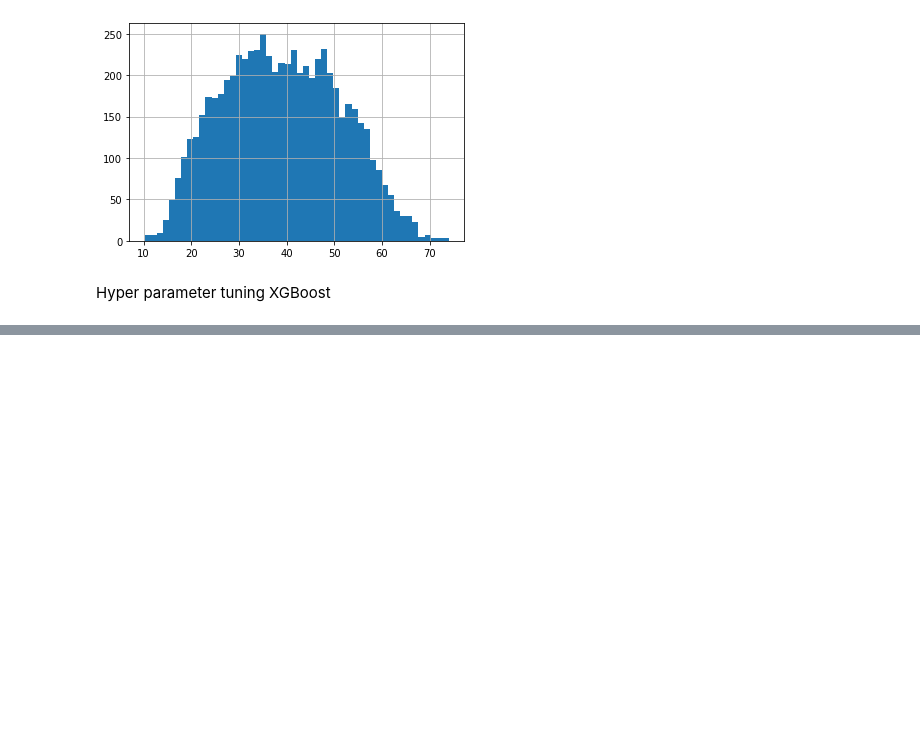
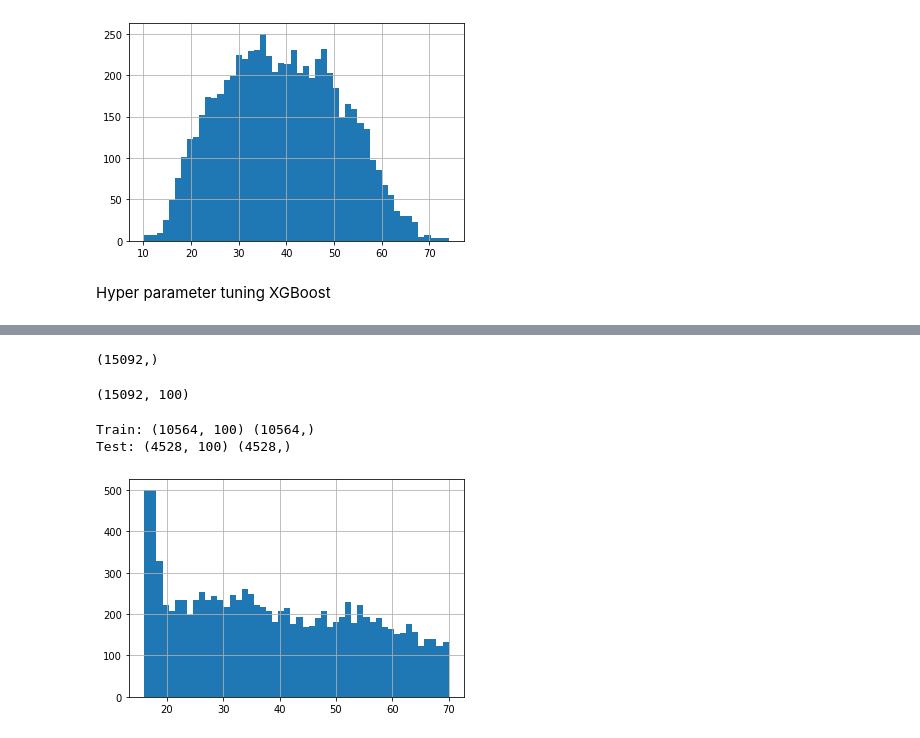
Before and after one commit to center4ml/EEG_age, a Jupyter notebook: models_EEG.ipynb, the cells around one changed output, grey strips where cells are left out. Cells and saved outputs as stored; diff of their text form; code cells hidden in the pictures; blank space fills up the shorter version.

```diff
--- a/models_EEG.ipynb
+++ b/models_EEG.ipynb
@@ -911,0 +1155,34 @@ KeyboardInterrupt:
+# %%
+df_X_train_y_new=df_X_train_y[[1572, 1602, 1497, 1482, 1527, 1526, 1481, 1496, 1601, 1542, 1571, 1541,
+       1573, 1603, 1467, 1506, 1587, 1407, 1466, 1557, 1406, 1498, 1512, 1476,
+       1392, 1377, 1511, 1528, 1422, 1452, 1556, 1588, 1483, 1393, 1437, 1423,
+       1617, 1513, 1604, 1499, 1453, 1558, 1529, 1543, 1431, 1378, 1391, 1536,
+       1468, 1438, 1514, 1574, 1376, 1451, 1589, 1408, 1632, 1521, 1421, 1394,
+       1616, 1605, 1454, 1586, 1439, 1530, 1619, 1618, 1379, 1424, 1559, 1544,
+       1446, 1440, 1491, 1475, 1500, 1620, 1436,  917, 1650, 1590, 1469, 1647,
+       1455, 1515, 1611, 1484, 1416,  746, 1395, 1380, 1545, 1470, 1633, 1409,
+       1575, 1649, 1425, 1551, 'y']]
+# %%
+y=df_X_train_y_new['y']
+# %%
+y.shape
+# %% [output]
+(15092,)
+# %%
+X = df_X_train_y_new.drop(['y'], axis=1)
+# %%
+X.shape
+# %% [output]
+(15092, 100)
+# %%
+X_train, X_test, y_train, y_test = train_test_split(X, y, test_size=0.3, random_state=2022)
+# %%
+print("Train:", X_train.shape, y_train.shape)
+print("Test:", X_test.shape, y_test.shape)
+# %% [output]
+Train: (10564, 100) (10564,)
+Test: (4528, 100) (4528,)
+# %%
+y_train.hist(bins=50);
+# %% [output]
+[figure, added]
```
Also changed, not shown: parts of 129 cells of this notebook.
